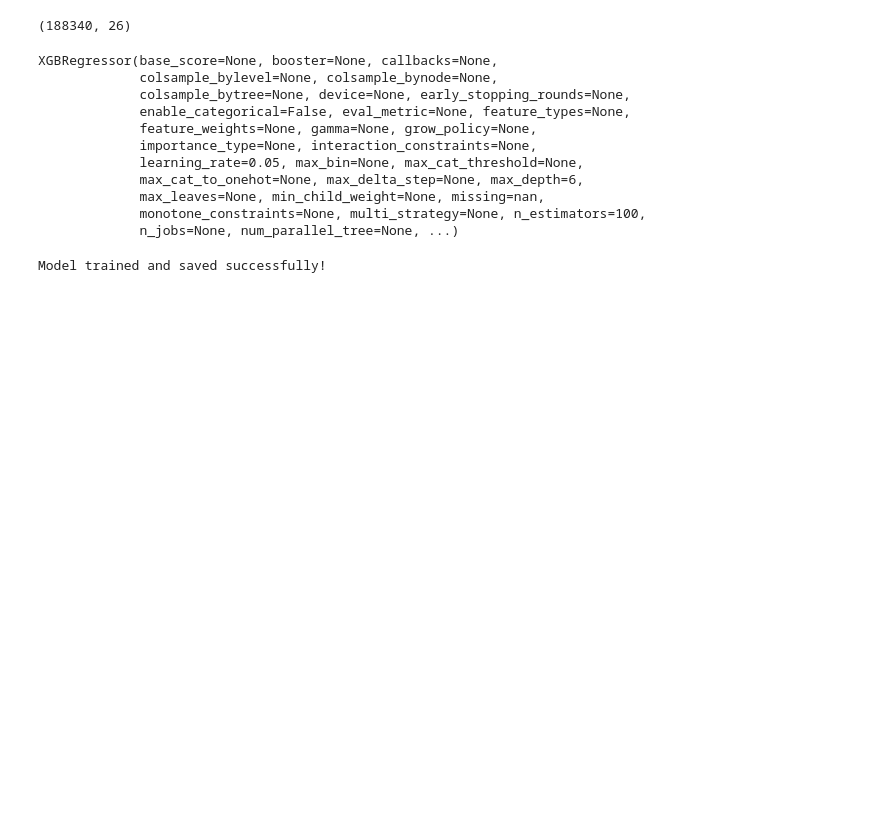
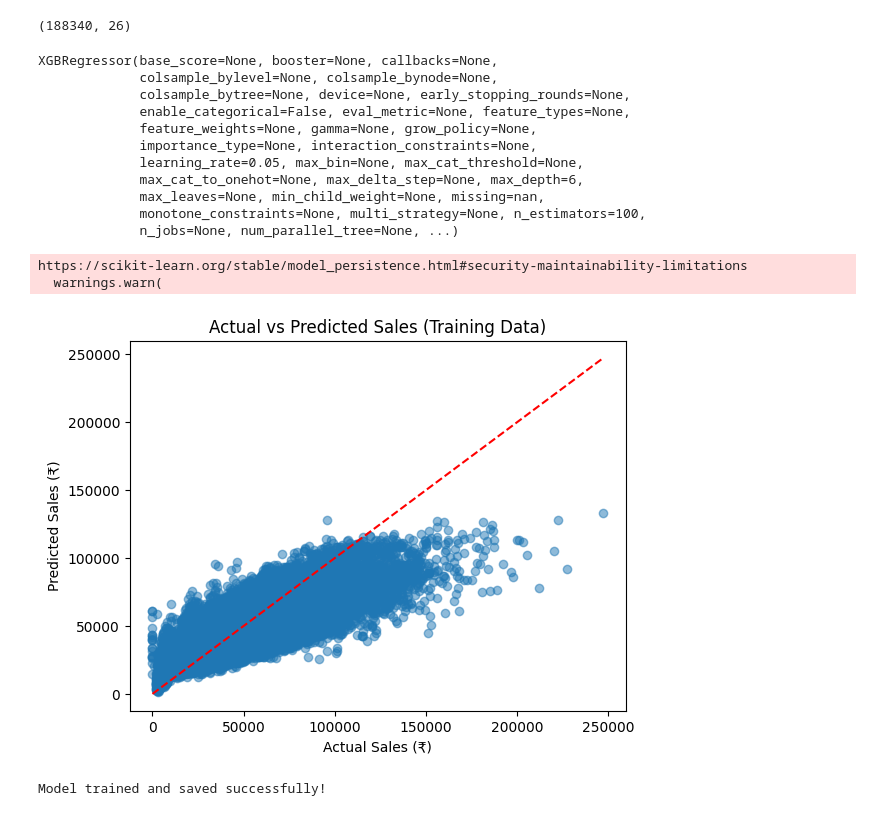
Before and after one commit to nikhita1902/Product_sales_Forecasting, a Jupyter notebook: notebooks/final_model_training.ipynb, the cells around one changed output. Drawn from its saved outputs; the diff is of its cells as text; code cells hidden in the pictures; blank space fills up the shorter version.

Commit message:
final changes ( unscaling the sales )

```diff
--- a/notebooks/final_model_training.ipynb
+++ b/notebooks/final_model_training.ipynb
@@ -28,6 +28,41 @@ XGBRegressor(base_score=None, booster=None, callbacks=None,
              max_leaves=None, min_child_weight=None, missing=nan,
              monotone_constraints=None, multi_strategy=None, n_estimators=100,
              n_jobs=None, num_parallel_tree=None, ...)
+# %%
+# Predict on training data
+y_train_pred_scaled = model.predict(X)
+# %%
+# Load the scaler
+with open('scaler.pkl', 'rb') as f:
+    scaler = pickle.load(f)
+# %% [output]
+https://scikit-learn.org/stable/model_persistence.html#security-maintainability-limitations
+  warnings.warn(
+# %%
+# Inverse transform the Sales column
+# scaler expects 2D array, so we need to reshape
+y_train_pred = scaler.inverse_transform(
+    np.column_stack((y_train_pred_scaled, np.zeros((len(y_train_pred_scaled), 3))))
+)[:, 0]  # Take only the first column (Sales)
+
+# Also inverse transform actual y
+y_train_actual = scaler.inverse_transform(
+    np.column_stack((y, np.zeros((len(y), 3))))
+)[:, 0]
+# %%
+# Plot Actual vs Predicted (in original Sales scale)
+import matplotlib.pyplot as plt
+
+plt.scatter(y_train_actual, y_train_pred, alpha=0.5)
+plt.plot([y_train_actual.min(), y_train_actual.max()],
+         [y_train_actual.min(), y_train_actual.max()],
+         'r--')
+plt.xlabel('Actual Sales (₹)')
+plt.ylabel('Predicted Sales (₹)')
+plt.title('Actual vs Predicted Sales (Training Data)')
+plt.show()
+# %% [output]
+[figure, added]
 # %%
 # Save the trained model
 with open('xgboost_model.pkl', 'wb') as file:
```
Also changed, not shown: 3 other files.
